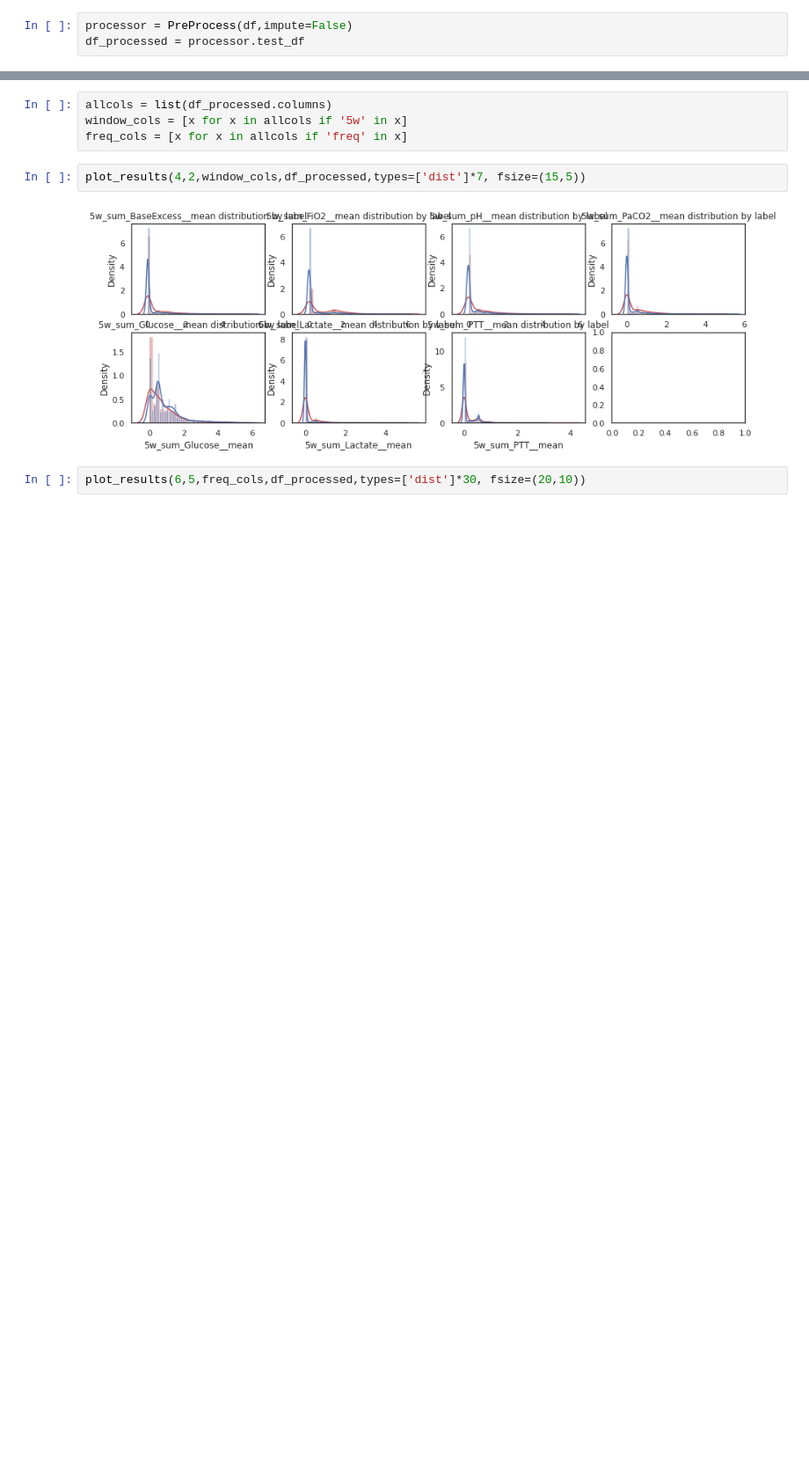
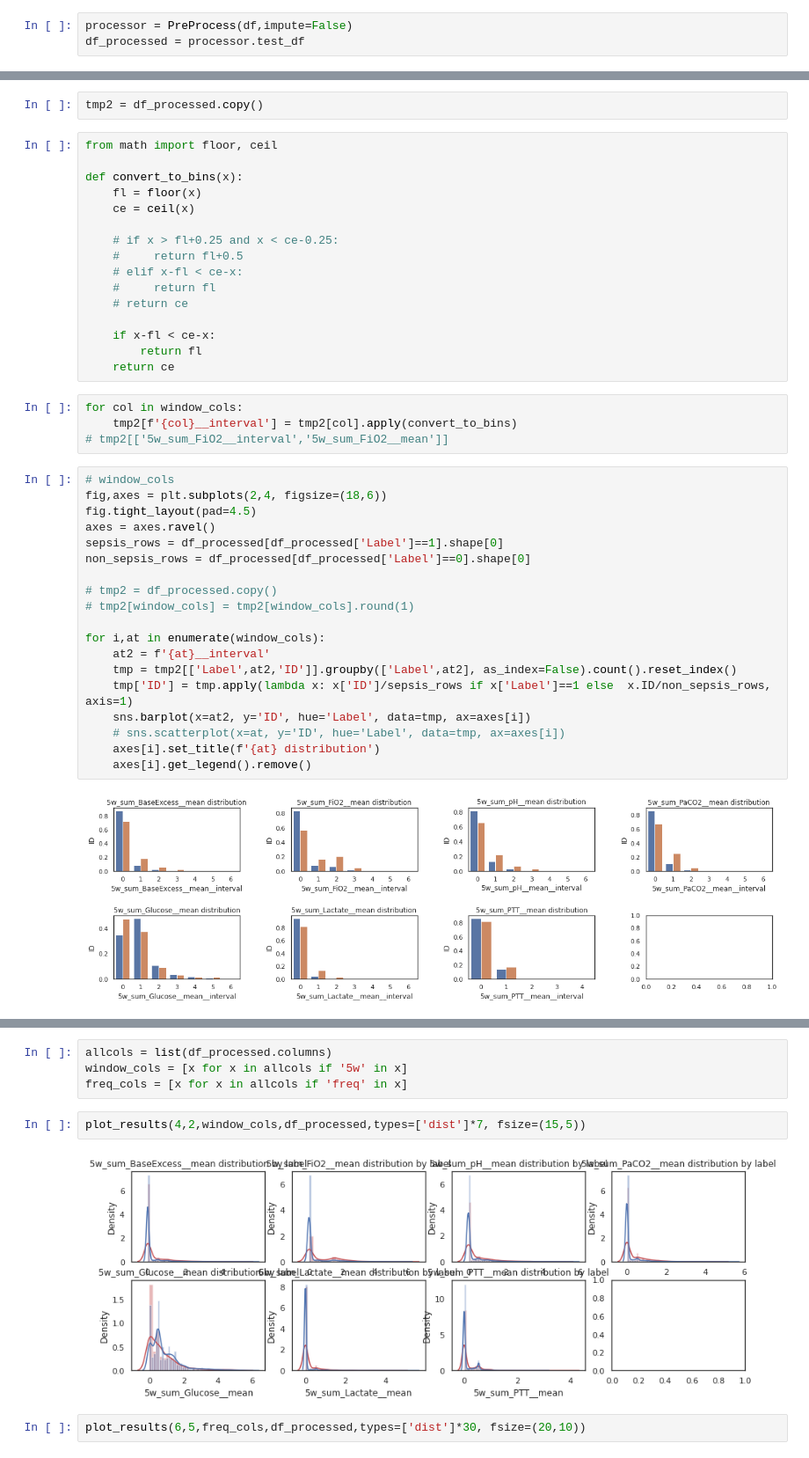
Before and after one commit to AtarCohen/Early-Prediction_of_Sepsis, a Jupyter notebook: NonTemporalExploration.ipynb, the cells around one changed output, grey strips where cells are left out. Shown at 88% size. Saved outputs shown, nothing was run; the diff lists cells and outputs as text; blank space fills up the shorter version.

```diff
--- a/NonTemporalExploration.ipynb
+++ b/NonTemporalExploration.ipynb
@@ -177,0 +191,43 @@ df_processed = processor.test_df
+# %%
+tmp2 = df_processed.copy()
+# %%
+from math import floor, ceil
+
+def convert_to_bins(x):
+    fl = floor(x)
+    ce = ceil(x)
+
+    # if x > fl+0.25 and x < ce-0.25:
+    #     return fl+0.5
+    # elif x-fl < ce-x:
+    #     return fl
+    # return ce
+
+    if x-fl < ce-x:
+        return fl
+    return ce
+# %%
+for col in window_cols:
+    tmp2[f'{col}__interval'] = tmp2[col].apply(convert_to_bins)
+# tmp2[['5w_sum_FiO2__interval','5w_sum_FiO2__mean']]
+# %%
+# window_cols
+fig,axes = plt.subplots(2,4, figsize=(18,6))
+fig.tight_layout(pad=4.5)
+axes = axes.ravel()
+sepsis_rows = df_processed[df_processed['Label']==1].shape[0]
+non_sepsis_rows = df_processed[df_processed['Label']==0].shape[0]
+
+# tmp2 = df_processed.copy()
+# tmp2[window_cols] = tmp2[window_cols].round(1)
+
+for i,at in enumerate(window_cols):
+    at2 = f'{at}__interval'
+    tmp = tmp2[['Label',at2,'ID']].groupby(['Label',at2], as_index=False).count().reset_index()
+    tmp['ID'] = tmp.apply(lambda x: x['ID']/sepsis_rows if x['Label']==1 else  x.ID/non_sepsis_rows, axis=1)
+    sns.barplot(x=at2, y='ID', hue='Label', data=tmp, ax=axes[i])
+    # sns.scatterplot(x=at, y='ID', hue='Label', data=tmp, ax=axes[i])
+    axes[i].set_title(f'{at} distribution')
+    axes[i].get_legend().remove()
+# %% [output]
+[figure, added]
```
Also changed, not shown: parts of 17 cells of this notebook, 1 other file.
